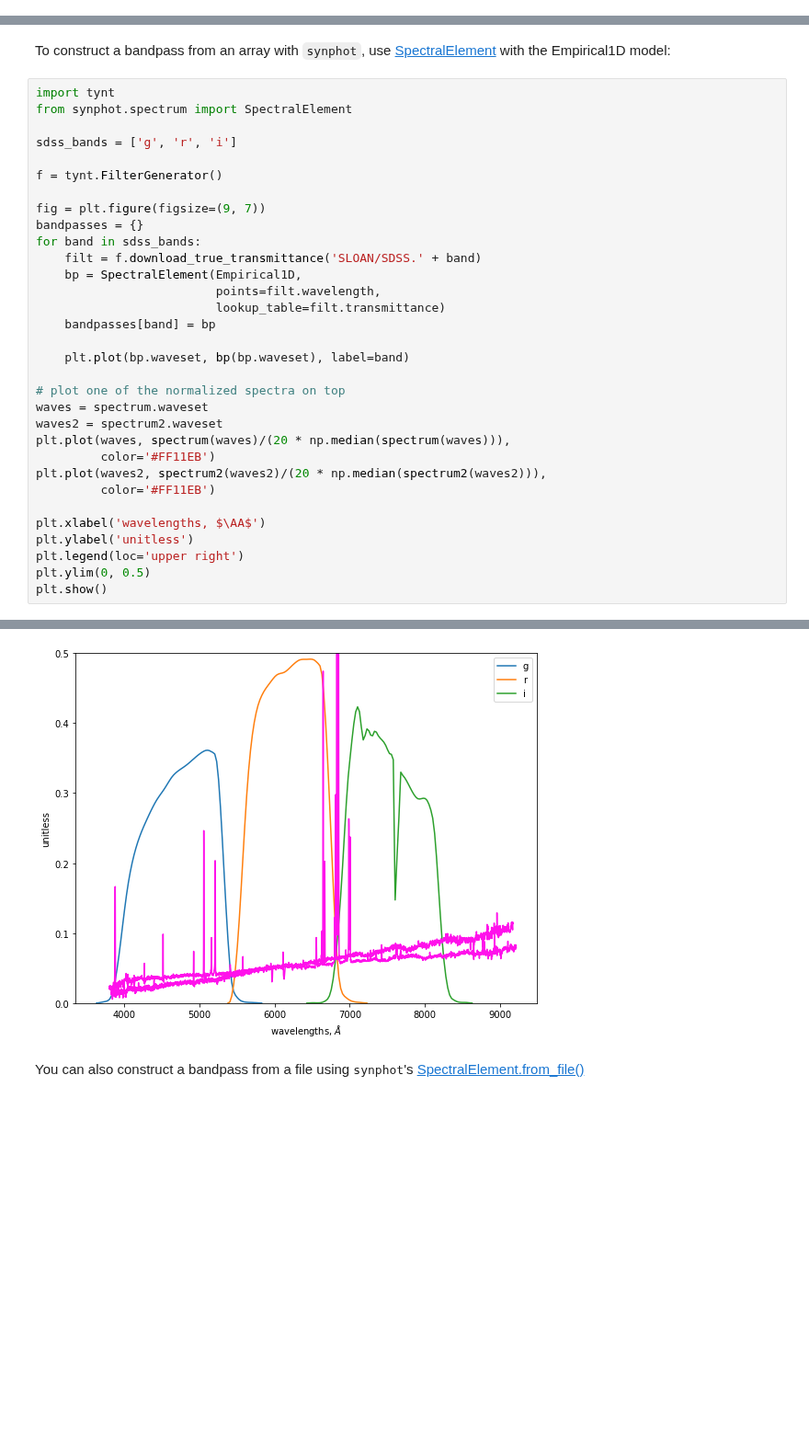
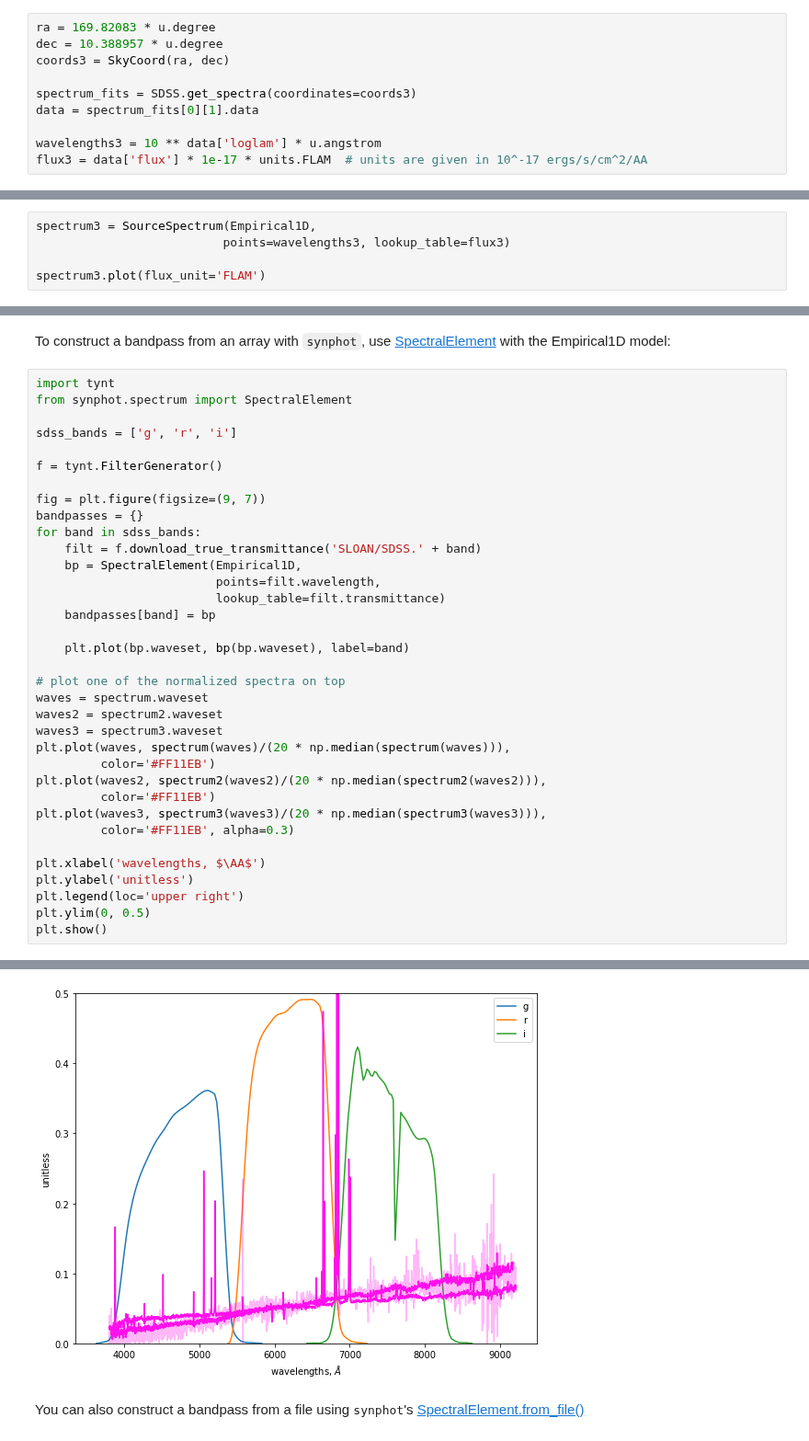
Before and after one commit to tcjansen/GSoC, a Jupyter notebook: empirical_photometry.ipynb, the cells around one changed output, grey strips where cells are left out. Shown at 92% size. Drawn from its saved outputs; the diff is of its cells as text; blank space fills up the shorter version.

```diff
--- a/empirical_photometry.ipynb
+++ b/empirical_photometry.ipynb
@@ -69,3 +75,13 @@ flux2 = data['flux'] * 1e-17 * units.FLAM  # units are given in 10^-17 ergs/s/cm
+# %%
+ra = 169.82083 * u.degree
+dec = 10.388957 * u.degree
+coords3 = SkyCoord(ra, dec)
+
+spectrum_fits = SDSS.get_spectra(coordinates=coords3)
+data = spectrum_fits[0][1].data
+
+wavelengths3 = 10 ** data['loglam'] * u.angstrom
+flux3 = data['flux'] * 1e-17 * units.FLAM  # units are given in 10^-17 ergs/s/cm^2/AA
 # %% [markdown]
 <a id="source_spectrum"></a>
 ### 2. Construct a `synphot` source spectrum object from the empirical spectrum
@@ -88,3 +104,8 @@ spectrum2 = SourceSpectrum(Empirical1D,
 spectrum2.plot(flux_unit='FLAM')
 # %% [output]
 [figure]
+# %%
+spectrum3 = SourceSpectrum(Empirical1D,
+                          points=wavelengths3, lookup_table=flux3)
+
+spectrum3.plot(flux_unit='FLAM')
@@ -117,10 +140,13 @@ for band in sdss_bands:
 # plot one of the normalized spectra on top
 waves = spectrum.waveset
 waves2 = spectrum2.waveset
+waves3 = spectrum3.waveset
 plt.plot(waves, spectrum(waves)/(20 * np.median(spectrum(waves))),
          color='#FF11EB')
 plt.plot(waves2, spectrum2(waves2)/(20 * np.median(spectrum2(waves2))),
          color='#FF11EB')
+plt.plot(waves3, spectrum3(waves3)/(20 * np.median(spectrum3(waves3))),
+         color='#FF11EB', alpha=0.3)
 
 plt.xlabel('wavelengths, $\AA$')
 plt.ylabel('unitless')
@@ -134,4 +160,4 @@ WARNING: W42: /var/folders/jg/nxrb0cds7_d1w0z9ldk5b7f40000gn/T/tmp49mce0sh:2:0:
-[figure, old version]
+[figure, new version]
 # %% [markdown]
 You can also construct a bandpass from a file using <tt>synphot</tt>'s <a href="https://synphot.readthedocs.io/en/latest/api/synphot.spectrum.SpectralElement.html#synphot.spectrum.SpectralElement.from_file">SpectralElement.from_file()</a>
 # %% [markdown]
```
Also changed, not shown: parts of 13 cells of this notebook.
